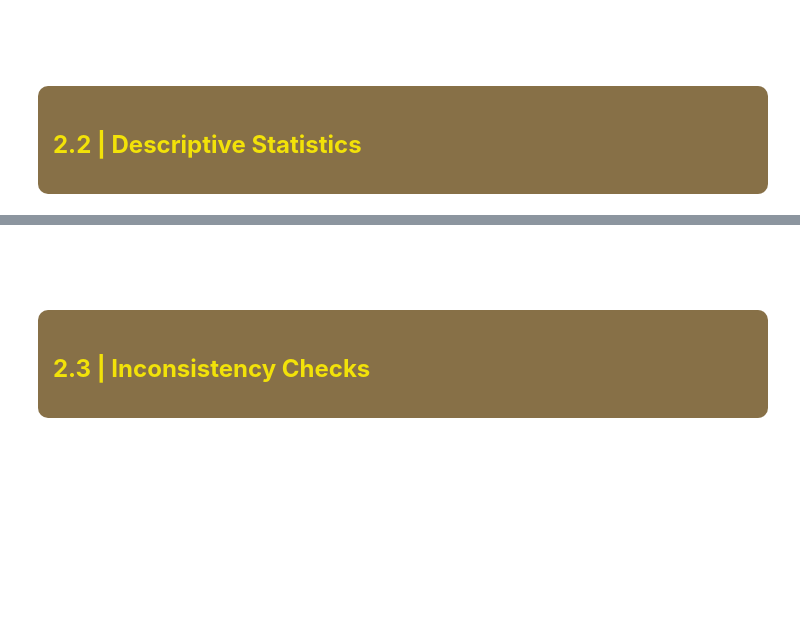
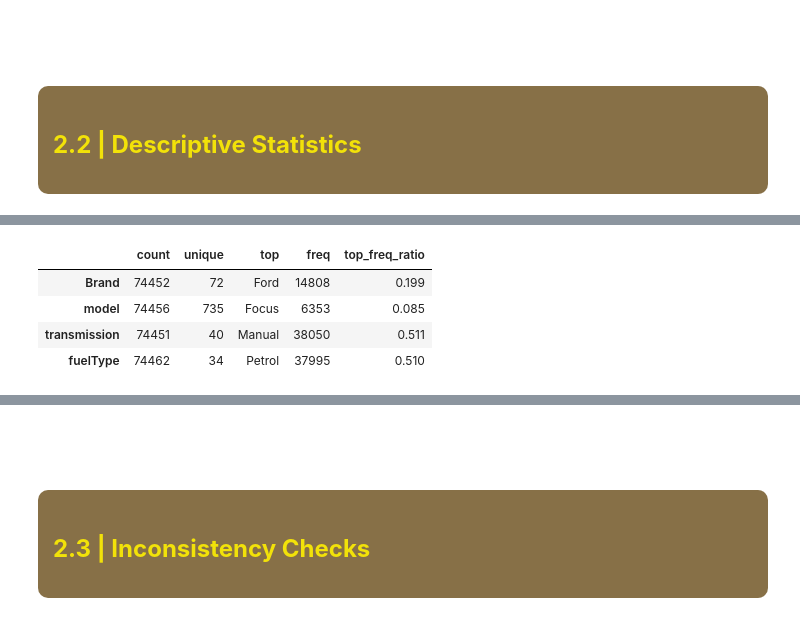
Before and after one commit to Filipa2002/Cars4You-Expediting-Car-Evaluations-with-ML, a Jupyter notebook: Filipa/car_evaluations_group37.ipynb, the cells around one changed output, grey strips where cells are left out. Saved outputs shown, nothing was run; the diff lists cells and outputs as text; code cells hidden in the pictures; blank space fills up the shorter version.

```diff
--- a/Filipa/car_evaluations_group37.ipynb
+++ b/Filipa/car_evaluations_group37.ipynb
@@ -332,0 +396,17 @@ numeric_desc.round(2)
+# %%
+# Get categorical columns
+cat_cols = car_eval.select_dtypes(include='object')
+
+# Basic describe for categorical variables
+cat_desc = cat_cols.describe().T
+
+# Add proportion of the most frequent category
+cat_desc['top_freq_ratio'] = cat_desc['freq'] / cat_desc['count']
+
+cat_desc
+# %% [output]
+|  | count | unique | top | freq | top_freq_ratio |
+| Brand | 74452 | 72 | Ford | 14808 | 0.199 |
+| model | 74456 | 735 | Focus | 6353 | 0.085 |
+| transmission | 74451 | 40 | Manual | 38050 | 0.511 |
+| fuelType | 74462 | 34 | Petrol | 37995 | 0.510 |
```
Also changed, not shown: parts of 46 cells of this notebook.
